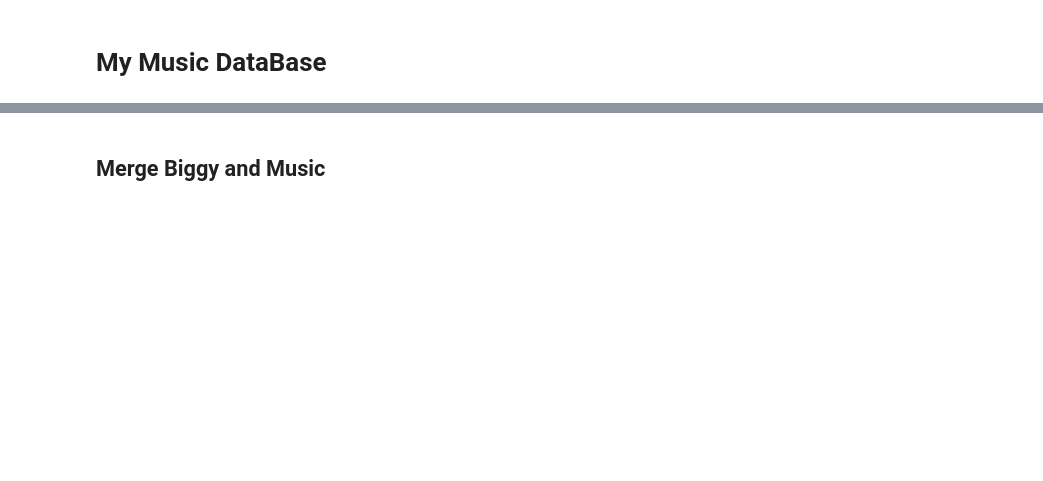
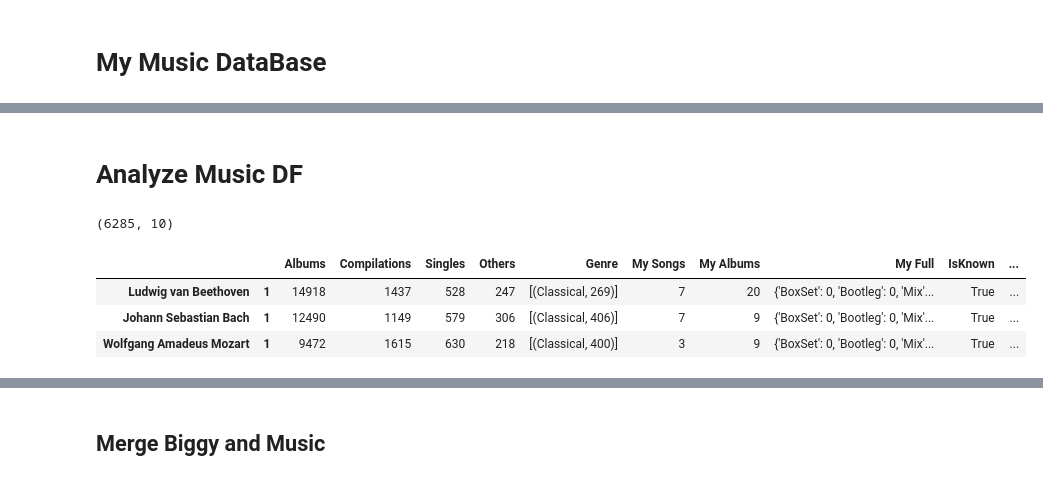
Before and after one commit to tgadf/music, a Jupyter notebook: Analysis.ipynb, the cells around one changed output, grey strips where cells are left out. Saved outputs shown, nothing was run; the diff lists cells and outputs as text; code cells hidden in the pictures; blank space fills up the shorter version.

```diff
--- a/Analysis.ipynb
+++ b/Analysis.ipynb
@@ -622,0 +590,12 @@ class matchMyMusic:
+# %% [markdown]
+# Analyze Music DF
+# %%
+masterMusicAlbumDF = getFile("MusicToGet.p")
+print(masterMusicAlbumDF.shape)
+masterMusicAlbumDF.head(3)
+# %% [output]
+(6285, 10)
+|  |  | Albums | Compilations | Singles | Others | Genre | My Songs | My Albums | My Full | IsKnown | ... |
+| Ludwig van Beethoven | 1 | 14918 | 1437 | 528 | 247 | [(Classical, 269)] | 7 | 20 | {'BoxSet': 0, 'Bootleg': 0, 'Mix'... | True | ... |
+| Johann Sebastian Bach | 1 | 12490 | 1149 | 579 | 306 | [(Classical, 406)] | 7 | 9 | {'BoxSet': 0, 'Bootleg': 0, 'Mix'... | True | ... |
+| Wolfgang Amadeus Mozart | 1 | 9472 | 1615 | 630 | 218 | [(Classical, 400)] | 3 | 9 | {'BoxSet': 0, 'Bootleg': 0, 'Mix'... | True | ... |
```
Also changed, not shown: parts of 98 cells of this notebook, 5 other files.
